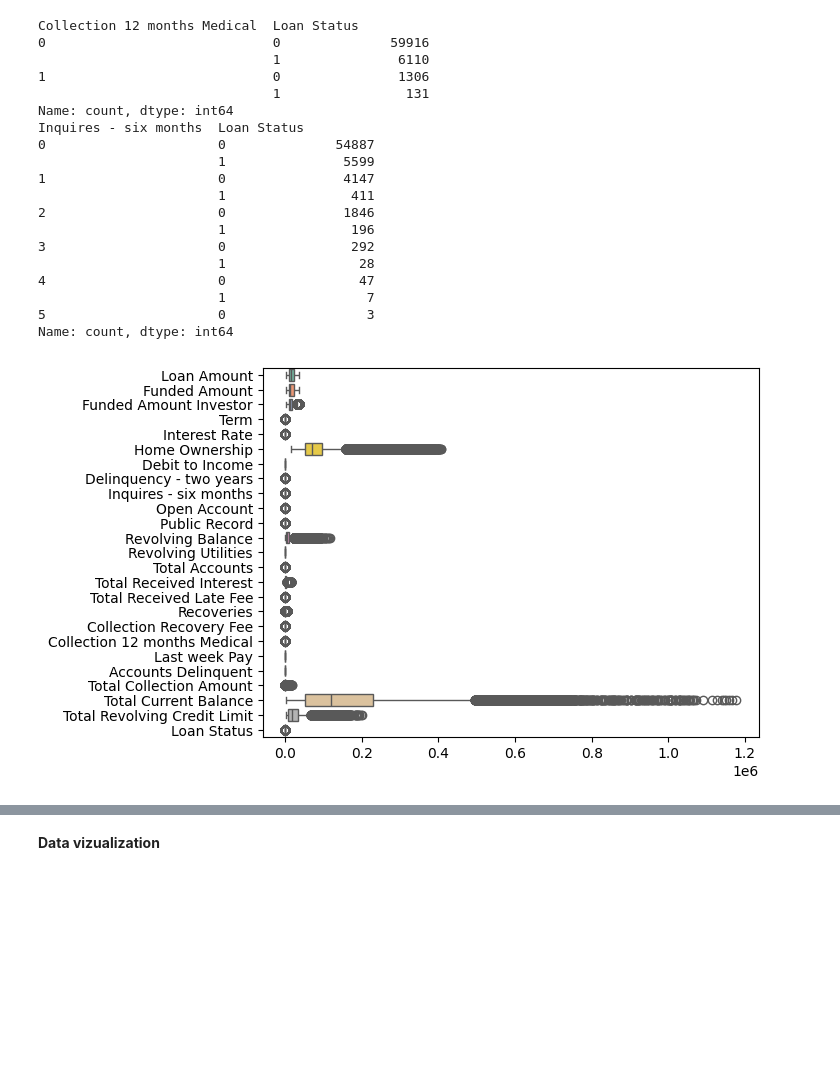
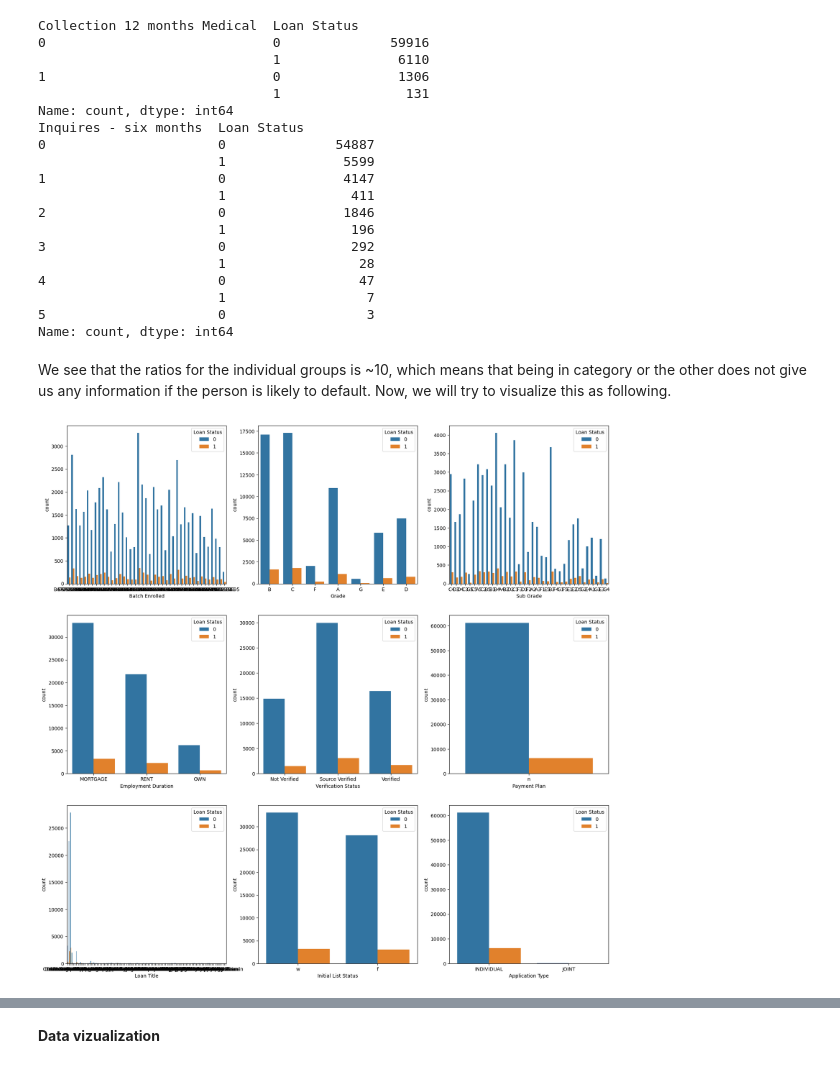
Before and after one commit to stepazel/BankDataAnalysis, a Jupyter notebook: Project.ipynb, the cells around one changed output, grey strips where cells are left out. Drawn from its saved outputs; the diff is of its cells as text; code cells hidden in the pictures; blank space fills up the shorter version.

```diff
--- a/Project.ipynb
+++ b/Project.ipynb
@@ -157,8 +154,14 @@ Inquires - six months  Loan Status
                        1                  7
 5                      0                  3
 Name: count, dtype: int64
-# %%
-sns.boxplot(data=df.select_dtypes(include='number'), orient='h', palette='Set2')
-plt.show()
-# %% [output]
-[figure, removed]
+# %% [markdown]
+We see that the ratios for the individual groups is ~10, which means that being in category or the other does not give us any information if the person is likely to default.
+Now, we will try to visualize this as following.
+# %%
+# plot all the categorical features against the target variable
+f, axes = plt.subplots(3,3, figsize=(20,20))
+for col in categorical_cols:
+    sns.countplot(x=col, data=df, hue='Loan Status', ax=axes[categorical_cols.index(col)//3, categorical_cols.index(col)%3])
+plt.show()
+# %% [output]
+[figure, added]
```
Also changed, not shown: parts of 26 cells of this notebook.
